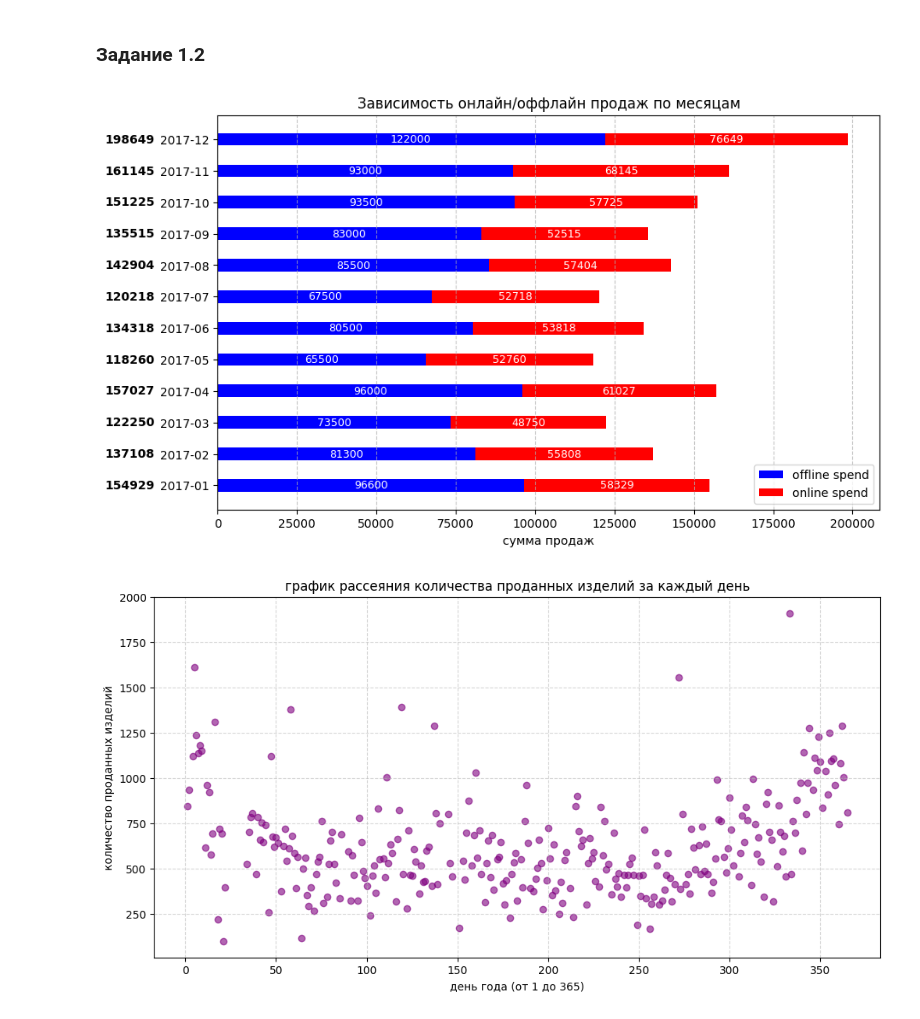
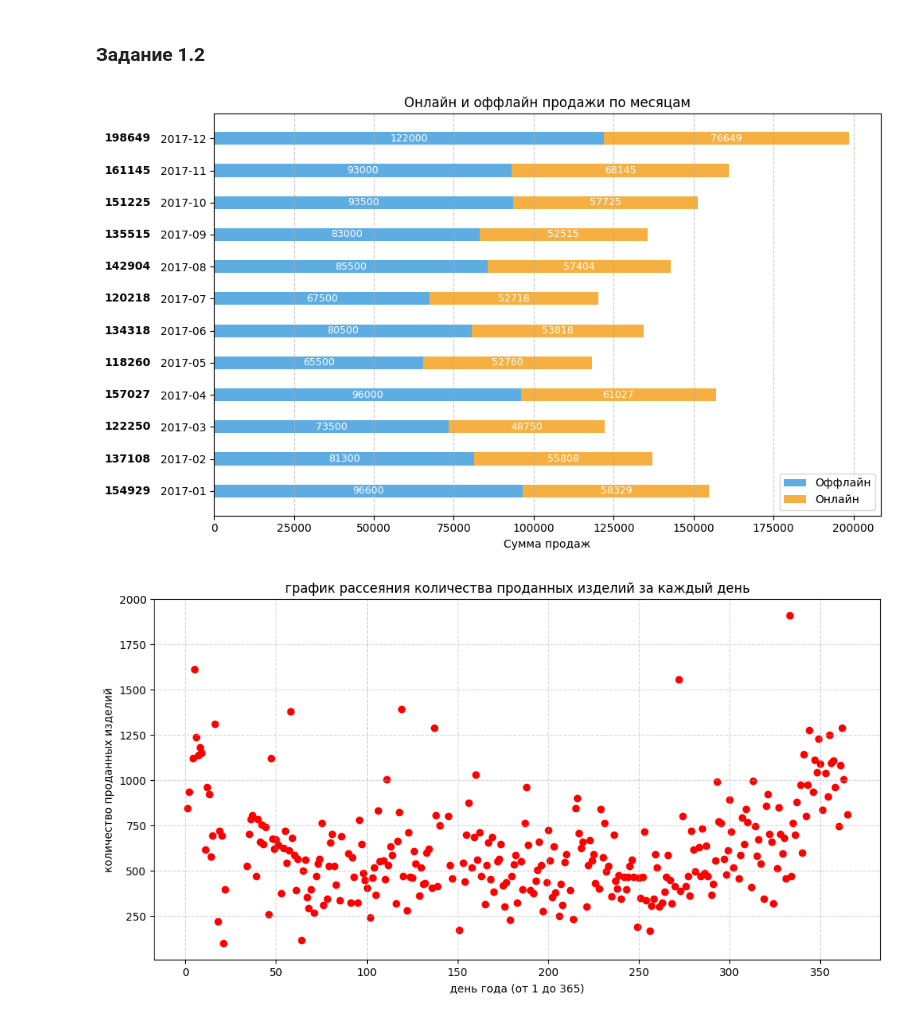
Before and after one commit to paniccaaa/herzen, a Jupyter notebook: prog/lab1/report.ipynb, the cells around one changed output. Cells and saved outputs as stored; diff of their text form; code cells hidden in the pictures.

```diff
--- a/prog/lab1/report.ipynb
+++ b/prog/lab1/report.ipynb
@@ -118,43 +118,73 @@ import matplotlib.pyplot as plt
 marketing_data = pd.read_csv('./MarketingSpend.csv', header=0, names=['Date', 'Offline', 'Online'], parse_dates=['Date'])
 retail_data = pd.read_csv('./Retail.csv', parse_dates=['InvoiceDate'])
 # %%
-""" 1 graph """
+# """ 1 graph """
 
+# marketing_data['Month'] = marketing_data['Date'].dt.strftime('%Y-%m')
+# monthly_sales = marketing_data.groupby('Month')[['Offline', 'Online']].sum()
+
+# fig, ax = plt.subplots(figsize=(10, 6))
+# bar_height = 0.4
+# months = range(len(monthly_sales))
+
+# ax.barh(months, monthly_sales['Offline'], height=bar_height, label='offline spend', color='blue')
+# ax.barh(months, monthly_sales['Online'], height=bar_height, left=monthly_sales['Offline'], label='online spend', color='red')
+
+# for i, (offline, online) in enumerate(zip(monthly_sales['Offline'], monthly_sales['Online'])):
+#     ax.text(offline / 2, i, f'{offline:.0f}', va='center', ha='center', color='white', fontsize=9)
+#     ax.text(offline + online / 2, i, f'{online:.0f}', va='center', ha='center', color='white', fontsize=9)
+#     ax.text(-max(monthly_sales['Offline'] + monthly_sales['Online']) * 0.1, i, f'{offline + online:.0f}', va='center', ha='right', color='black', fontsize=10, fontweight='bold')
+
+# ax.set_yticks(months)
+# ax.set_yticklabels(monthly_sales.index)
+# ax.set_xlabel('сумма продаж')
+# ax.set_title('Зависимость онлайн/оффлайн продаж по месяцам')
+# ax.legend()
+# plt.grid(axis='x', linestyle='--', alpha=0.7)
+# plt.show()
+
+
+
+# Преобразуем дату и группируем
 marketing_data['Month'] = marketing_data['Date'].dt.strftime('%Y-%m')
 monthly_sales = marketing_data.groupby('Month')[['Offline', 'Online']].sum()
 
 fig, ax = plt.subplots(figsize=(10, 6))
 bar_height = 0.4
 months = range(len(monthly_sales))
 
-ax.barh(months, monthly_sales['Offline'], height=bar_height, label='offline spend', color='blue')
-ax.barh(months, monthly_sales['Online'], height=bar_height, left=monthly_sales['Offline'], label='online spend', color='red')
+# Мягкие цвета
+offline_color = '#5DADE2'  # голубой
+online_color = '#F5B041'   # оранжево-золотой
+
+ax.barh(months, monthly_sales['Offline'], height=bar_height, label='Оффлайн', color=offline_color)
+ax.barh(months, monthly_sales['Online'], height=bar_height, left=monthly_sales['Offline'], label='Онлайн', color=online_color)
 
 for i, (offline, online) in enumerate(zip(monthly_sales['Offline'], monthly_sales['Online'])):
     ax.text(offline / 2, i, f'{offline:.0f}', va='center', ha='center', color='white', fontsize=9)
     ax.text(offline + online / 2, i, f'{online:.0f}', va='center', ha='center', color='white', fontsize=9)
     ax.text(-max(monthly_sales['Offline'] + monthly_sales['Online']) * 0.1, i, f'{offline + online:.0f}', va='center', ha='right', color='black', fontsize=10, fontweight='bold')
 
 ax.set_yticks(months)
 ax.set_yticklabels(monthly_sales.index)
-ax.set_xlabel('сумма продаж')
-ax.set_title('Зависимость онлайн/оффлайн продаж по месяцам')
+ax.set_xlabel('Сумма продаж')
+ax.set_title('Онлайн и оффлайн продажи по месяцам')
 ax.legend()
 plt.grid(axis='x', linestyle='--', alpha=0.7)
+plt.tight_layout()
 plt.show()
 
 """ 2 graph """
-
 daily_sales = retail_data.groupby('InvoiceDate')['StockCode'].count().reset_index()
 daily_sales['DayOfYear'] = daily_sales['InvoiceDate'].dt.dayofyear
 
 plt.figure(figsize=(12, 6))
-plt.scatter(daily_sales['DayOfYear'], daily_sales['StockCode'], color='purple', alpha=0.6)
+plt.scatter(daily_sales['DayOfYear'], daily_sales['StockCode'], color='red', alpha=1)
 plt.xlabel('день года (от 1 до 365)')
 plt.ylabel('количество проданных изделий')
 plt.title('график рассеяния количества проданных изделий за каждый день')
 plt.grid(True, linestyle='--', alpha=0.5)
 plt.show()
 # %% [output]
-[figure, old version]
+[figure, new version]
-[figure, old version]
+[figure, new version]
```
Also changed, not shown: 2 other files.
